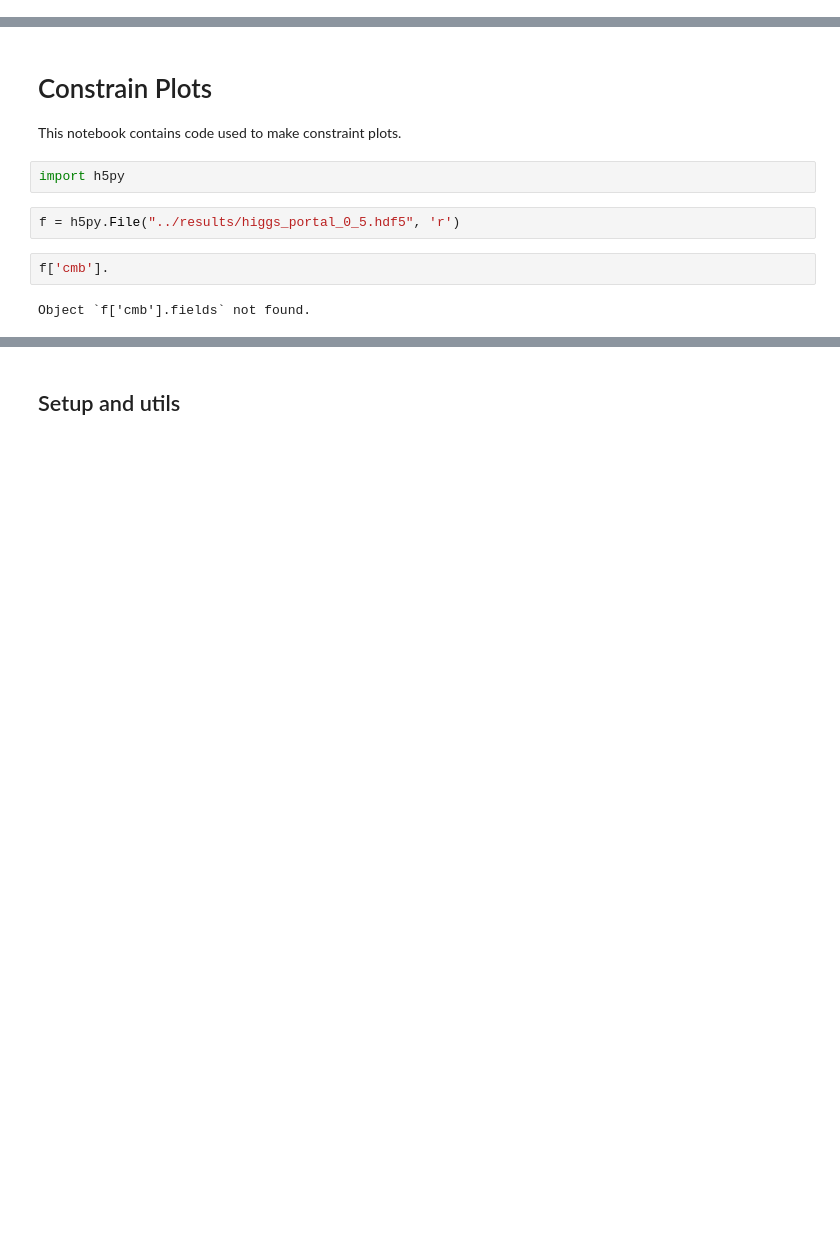
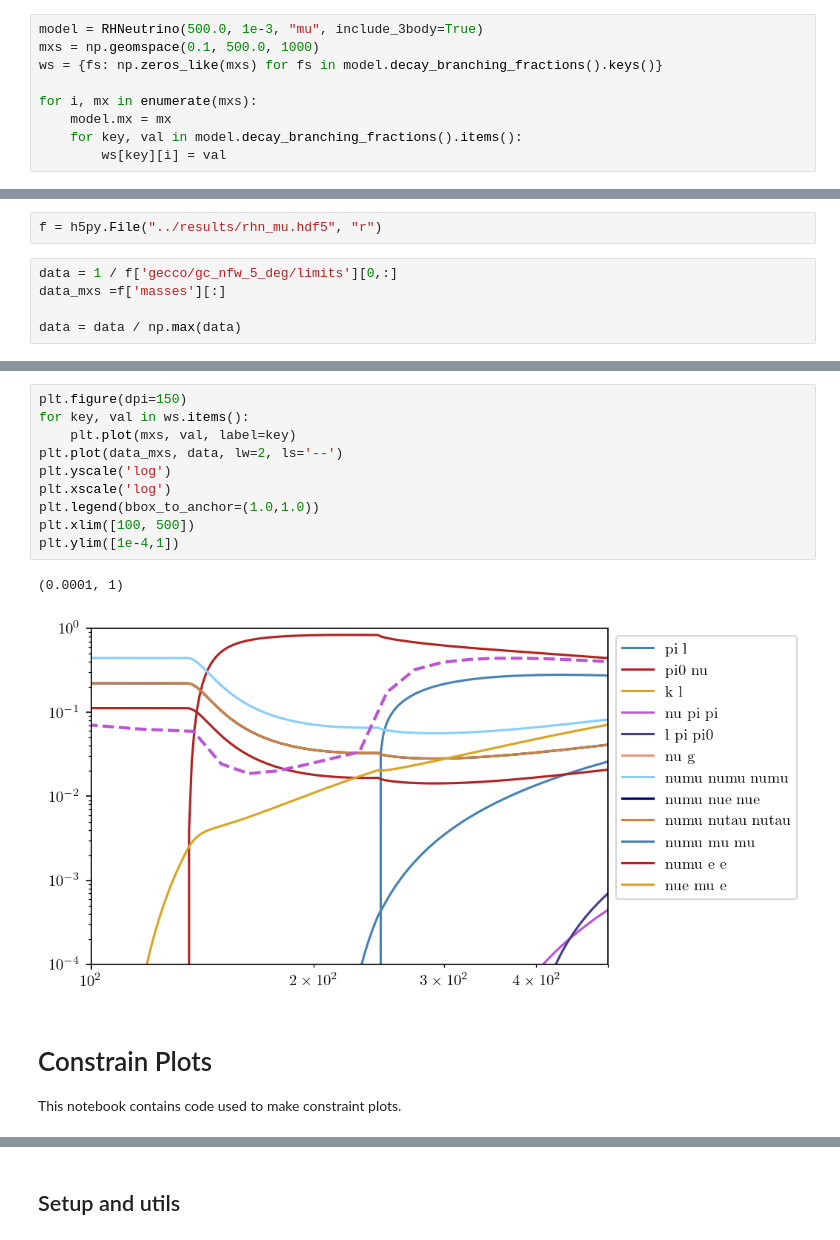
Before and after one commit to LoganAMorrison/gecko, a Jupyter notebook: notebooks/Untitled.ipynb, the cells around one changed output, grey strips where cells are left out. Cells and saved outputs as stored; diff of their text form; blank space fills up the shorter version.

```diff
--- a/notebooks/Untitled.ipynb
+++ b/notebooks/Untitled.ipynb
@@ -0,0 +25,9 @@
+# %%
+model = RHNeutrino(500.0, 1e-3, "mu", include_3body=True)
+mxs = np.geomspace(0.1, 500.0, 1000)
+ws = {fs: np.zeros_like(mxs) for fs in model.decay_branching_fractions().keys()}
+
+for i, mx in enumerate(mxs):
+    model.mx = mx
+    for key, val in model.decay_branching_fractions().items():
+        ws[key][i] = val
@@ -0,0 +36,7 @@
+# %%
+f = h5py.File("../results/rhn_mu.hdf5", "r")
+# %%
+data = 1 / f['gecco/gc_nfw_5_deg/limits'][0,:]
+data_mxs =f['masses'][:]
+
+data = data / np.max(data)
@@ -1,12 +63,17 @@
+# %%
+plt.figure(dpi=150)
+for key, val in ws.items():
+    plt.plot(mxs, val, label=key)
+plt.plot(data_mxs, data, lw=2, ls='--')
+plt.yscale('log')
+plt.xscale('log')
+plt.legend(bbox_to_anchor=(1.0,1.0))
+plt.xlim([100, 500])
+plt.ylim([1e-4,1])
+# %% [output]
+(0.0001, 1)
+[figure, added]
 # %% [markdown]
 # Constrain Plots
 
 This notebook contains code used to make constraint plots.
-# %%
-import h5py
-# %%
-f = h5py.File("../results/higgs_portal_0_5.hdf5", 'r')
-# %%
-f['cmb'].
-# %% [output]
-Object `f['cmb'].fields` not found.
```
Also changed, not shown: parts of 12 cells of this notebook, 23 other files.
